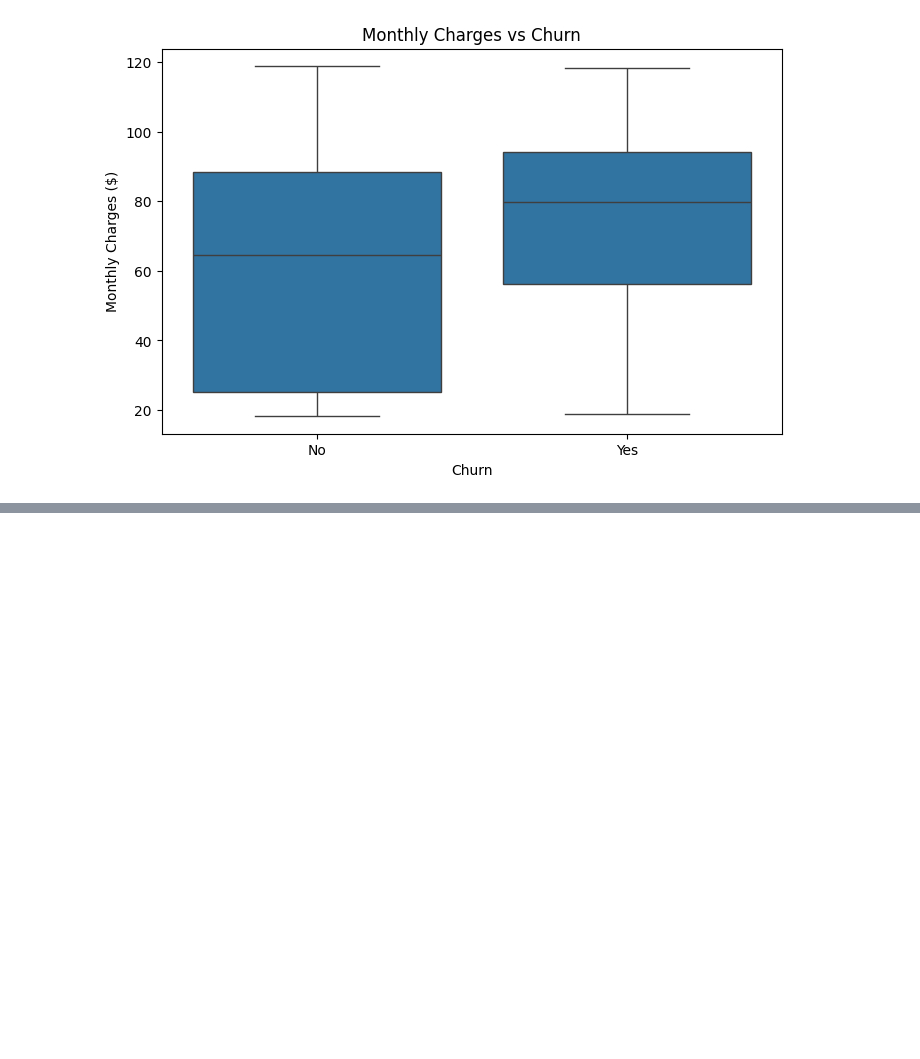
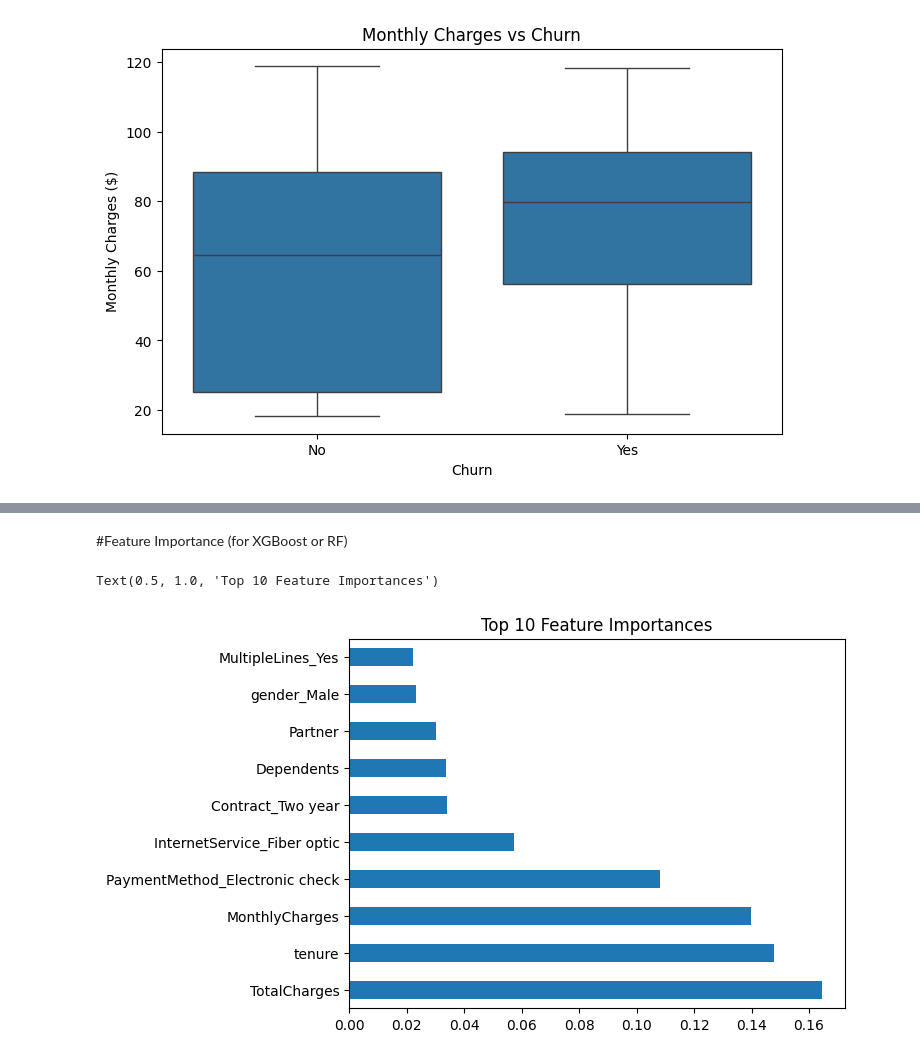
Before and after one commit to Marwa-Chouhdary/Data-Science-Projects, a Jupyter notebook: Churn_Prediction_for_a_Telecom_Company.ipynb, the cells around one changed output, grey strips where cells are left out. Saved outputs shown, nothing was run; the diff lists cells and outputs as text; code cells hidden in the pictures; blank space fills up the shorter version.

```diff
--- a/Churn_Prediction_for_a_Telecom_Company.ipynb
+++ b/Churn_Prediction_for_a_Telecom_Company.ipynb
@@ -77,0 +109,3 @@ plt.show()
+# %%
+smote = SMOTE(random_state=42)
+X_train_sm, y_train_sm = smote.fit_resample(X_train, y_train)
@@ -77,0 +114,4 @@ plt.show()
+# %%
+scaler = StandardScaler()
+X_train_sm = scaler.fit_transform(X_train_sm)
+X_test = scaler.transform(X_test)
@@ -77,0 +122,4 @@ plt.show()
+# %%
+lr = LogisticRegression(max_iter=1000)
+lr.fit(X_train_sm, y_train_sm)
+y_pred_lr = lr.predict(X_test)
@@ -77,0 +128,4 @@ plt.show()
+# %%
+rf = RandomForestClassifier(random_state=42)
+rf.fit(X_train_sm, y_train_sm)
+y_pred_rf = rf.predict(X_test)
@@ -77,0 +169,12 @@ plt.show()
+# %% [markdown]
+#Feature Importance (for XGBoost or RF)
+# %%
+# For Random Forest
+importances = rf.feature_importances_
+feat_names = X.columns
+feat_imp = pd.Series(importances, index=feat_names).sort_values(ascending=False)
+feat_imp[:10].plot(kind='barh')
+plt.title('Top 10 Feature Importances')
+# %% [output]
+Text(0.5, 1.0, 'Top 10 Feature Importances')
+[figure, added]
```
Also changed, not shown: parts of 14 cells of this notebook.
